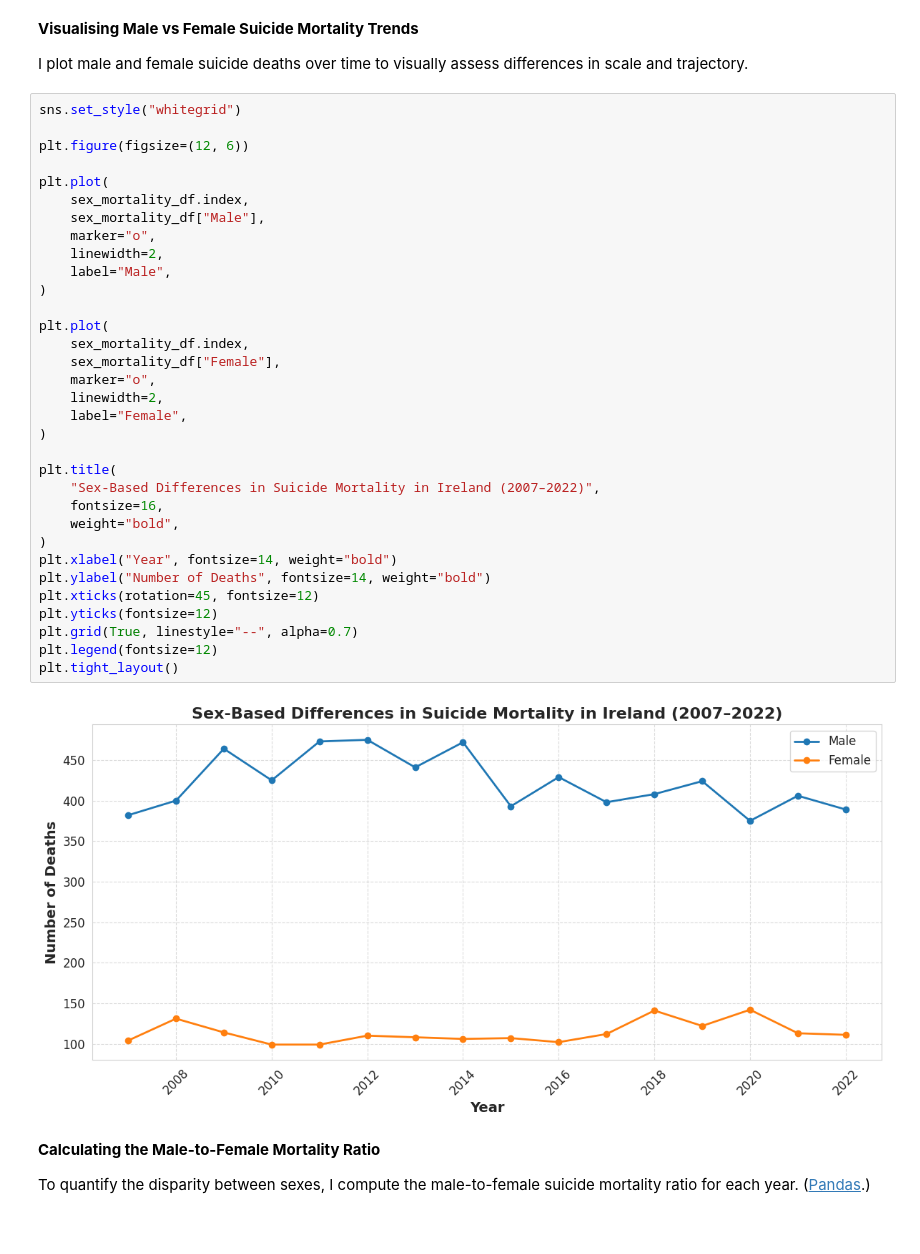
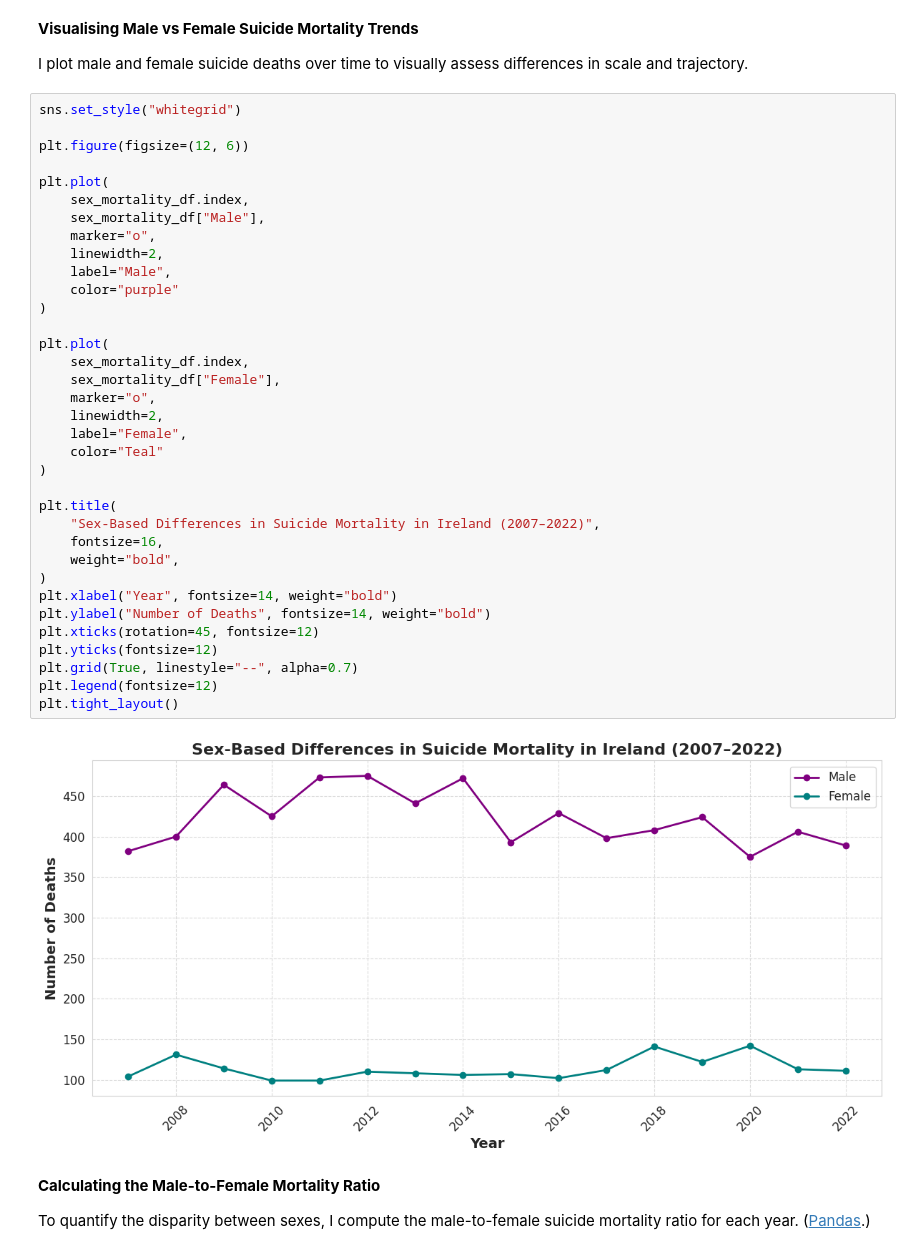
Before and after one commit to NibnabCodes/pfda_project, a Jupyter notebook: analysis.ipynb, the cells around one changed output. Cells and saved outputs as stored; diff of their text form.

```diff
--- a/analysis.ipynb
+++ b/analysis.ipynb
@@ -884,34 +888,36 @@ plt.figure(figsize=(12, 6))
 
 plt.plot(
     sex_mortality_df.index,
     sex_mortality_df["Male"],
     marker="o",
     linewidth=2,
     label="Male",
+    color="purple"
 )
 
 plt.plot(
     sex_mortality_df.index,
     sex_mortality_df["Female"],
     marker="o",
     linewidth=2,
     label="Female",
+    color="Teal"
 )
 
 plt.title(
     "Sex-Based Differences in Suicide Mortality in Ireland (2007–2022)",
     fontsize=16,
     weight="bold",
 )
 plt.xlabel("Year", fontsize=14, weight="bold")
 plt.ylabel("Number of Deaths", fontsize=14, weight="bold")
 plt.xticks(rotation=45, fontsize=12)
 plt.yticks(fontsize=12)
 plt.grid(True, linestyle="--", alpha=0.7)
 plt.legend(fontsize=12)
 plt.tight_layout()
 # %% [output]
-[figure, old version]
+[figure, new version]
 # %% [markdown]
 **Calculating the Male-to-Female Mortality Ratio**
 
```
Also changed, not shown: parts of 22 cells of this notebook.
